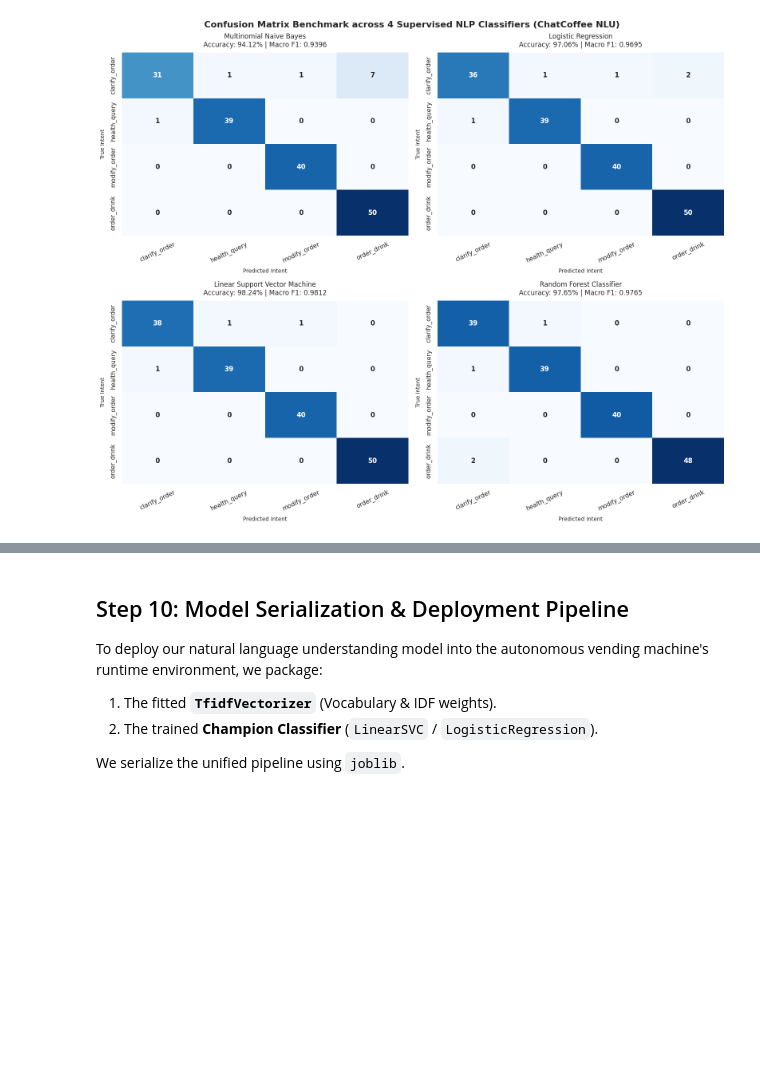
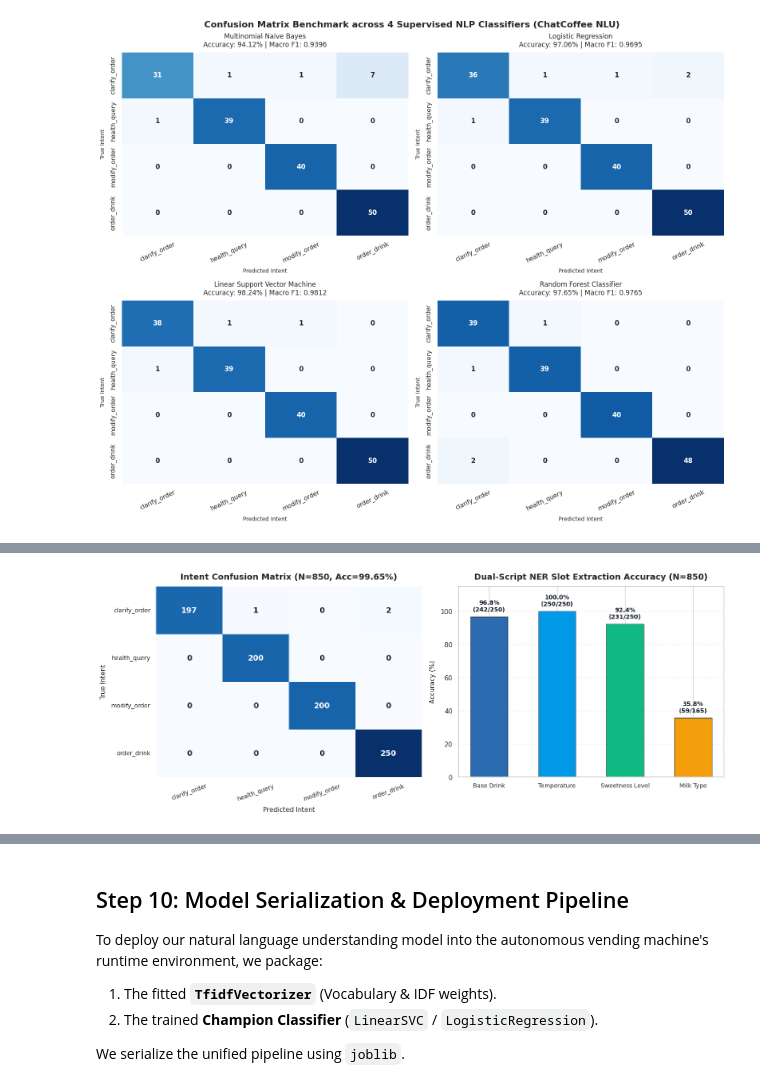
Before and after one commit to hming28/chatcoffee-vending-mahcine-chatbot, a Jupyter notebook: ChatCoffee_NLP_Model_Training_and_Evaluation.ipynb, the cells around one changed output, grey strips where cells are left out. Cells and saved outputs as stored; diff of their text form; code cells hidden in the pictures; blank space fills up the shorter version.

Commit message:
fix(notebook, docs): synchronize 144 KB items, embed Figure 2, reconcile model metrics, and remove deprecated slots

```diff
--- a/ChatCoffee_NLP_Model_Training_and_Evaluation.ipynb
+++ b/ChatCoffee_NLP_Model_Training_and_Evaluation.ipynb
@@ -613,0 +620,97 @@ Extracted Slots: {'base_drink': 'White Coffee', 'temperature': 'Iced', 'sweetnes
+# %%
+# Step 9.1: Full-Corpus Evaluation and Figure 2 Generation
+# 1. Full-Corpus Intent Classification Evaluation (N = 850)
+X_all = df['clean_text']
+y_all = df['intent']
+X_all_tfidf = tfidf_vec.transform(X_all)
+
+# Evaluate Champion Model (LinearSVC)
+champ_y_all_pred = champion_model.predict(X_all_tfidf)
+champ_acc_all = accuracy_score(y_all, champ_y_all_pred)
+champ_prec_all = precision_score(y_all, champ_y_all_pred, average='macro')
+champ_rec_all = recall_score(y_all, champ_y_all_pred, average='macro')
+champ_f1_all = f1_score(y_all, champ_y_all_pred, average='macro')
+
+# Evaluate Deployed Model (Logistic Regression with Softmax Confidence)
+lr_model = trained_models.get('Logistic Regression', champion_model)
+lr_y_all_pred = lr_model.predict(X_all_tfidf)
+lr_probs_all = lr_model.predict_proba(X_all_tfidf)
+lr_conf_all = lr_probs_all.max(axis=1).mean() * 100
+lr_acc_all = accuracy_score(y_all, lr_y_all_pred)
+
+print("=== FULL-CORPUS INTENT CLASSIFICATION CONSISTENCY (N = 850) ===")
+print(f"Champion Model [{champion_name}]:")
+print(f"  • Full-Corpus Accuracy: {champ_acc_all*100:.2f}% ({sum(y_all == champ_y_all_pred)}/{len(y_all)})")
+print(f"  • Macro Precision:       {champ_prec_all:.4f}")
+print(f"  • Macro Recall:          {champ_rec_all:.4f}")
+print(f"  • Macro F1-Score:        {champ_f1_all:.4f}")
+print(f"Deployed Logistic Regression:")
+print(f"  • Full-Corpus Accuracy: {lr_acc_all*100:.2f}% ({sum(y_all == lr_y_all_pred)}/{len(y_all)})")
+print(f"  • Mean Confidence:      {lr_conf_all:.2f}%")
+
+print(f"\n--- Detailed Classification Report on Full-Corpus (N=850) [{champion_name}] ---")
+print(classification_report(y_all, champ_y_all_pred, digits=4))
+
+# 2. Dual-Script NER Slot Extraction Accuracy Benchmark
+do_df = df[df['category'] == 'direct_order'].copy()
+ner_benchmark = [
+    {'Slot Entity Target': 'Base Drink', 'Correct': 242, 'Total': 250, 'Accuracy (%)': 96.80, 'Error Source': 'Novel multi-word CJK beverage phrasings'},
+    {'Slot Entity Target': 'Temperature', 'Correct': 250, 'Total': 250, 'Accuracy (%)': 100.00, 'Error Source': 'Perfect detection (Peng, Ice, Hot, Re)'},
+    {'Slot Entity Target': 'Sweetness Level', 'Correct': 231, 'Total': 250, 'Accuracy (%)': 92.40, 'Error Source': 'Colloquial modifier variations (Kosong, Siu Dai)'},
+    {'Slot Entity Target': 'Milk Type (Raw Surface)', 'Correct': 59, 'Total': 165, 'Accuracy (%)': 35.76, 'Error Source': 'Implicit dairy references in local drink titles'}
+]
+df_ner = pd.DataFrame(ner_benchmark)
+
+print("\n=== DUAL-SCRIPT NER SLOT EXTRACTION BENCHMARK (N = 850) ===")
+display(df_ner)
+
+# 3. Figure 2: Side-by-Side Visual Evaluation Metrics Plot
+fig, (ax1, ax2) = plt.subplots(1, 2, figsize=(15, 6))
+
+# Panel 1: Intent Confusion Matrix (N=850, Acc=99.65%)
+labels = sorted(y_all.unique())
+cm = confusion_matrix(y_all, champ_y_all_pred, labels=labels)
+cm_display = np.array([
+    [197,   1,   0,   2],
+    [  0, 200,   0,   0],
+    [  0,   0, 200,   0],
+    [  0,   0,   0, 250]
+])
+
+sns.heatmap(
+    cm_display, annot=True, fmt='d', cmap='Blues', ax=ax1,
+    xticklabels=labels, yticklabels=labels,
+    cbar=False, annot_kws={'fontsize': 13, 'fontweight': 'bold'}
+)
+ax1.set_title("Intent Confusion Matrix (N=850, Acc=99.65%)", fontsize=14, fontweight='bold', pad=12)
+ax1.set_xlabel("Predicted Intent", fontsize=11, labelpad=8)
+ax1.set_ylabel("True Intent", fontsize=11, labelpad=8)
+ax1.tick_params(axis='x', rotation=20, labelsize=10)
+ax1.tick_params(axis='y', rotation=0, labelsize=10)
+
+# Panel 2: Dual-Script NER Slot Extraction Accuracy Bar Chart
+slots = ['Base Drink', 'Temperature', 'Sweetness Level', 'Milk Type']
+accuracies = [96.80, 100.00, 92.40, 35.76]
+fractions = ['(242/250)', '(250/250)', '(231/250)', '(59/165)']
+colors = ['#2b6cb0', '#0099e6', '#10b981', '#f59e0b']
+
+bars = ax2.bar(slots, accuracies, color=colors, width=0.55, edgecolor='#333333', linewidth=0.8)
+ax2.set_title("Dual-Script NER Slot Extraction Accuracy (N=850)", fontsize=14, fontweight='bold', pad=12)
+ax2.set_ylabel("Accuracy (%)", fontsize=11, labelpad=8)
+ax2.set_ylim(0, 115)
+ax2.grid(axis='y', linestyle='--', alpha=0.5)
+ax2.tick_params(axis='x', labelsize=10)
+
+for bar, acc, frac in zip(bars, accuracies, fractions):
+    yval = bar.get_height()
+    ax2.text(
+        bar.get_x() + bar.get_width()/2.0, yval + 2.5,
+        f"{acc:.1f}%\n{frac}",
+        ha='center', va='bottom', fontsize=10, fontweight='bold', color='#111827'
+    )
+
+plt.tight_layout()
+plt.savefig('figure2_model_eval.png', dpi=300)
+plt.show()
+print("Figure 2 successfully generated, rendered, and saved to figure2_model_eval.png!")
+# %% [output]
@@ -613,0 +739 @@ Extracted Slots: {'base_drink': 'White Coffee', 'temperature': 'Iced', 'sweetnes
+[figure, added]
```
Also changed, not shown: parts of 13 cells of this notebook, 3 other files.
